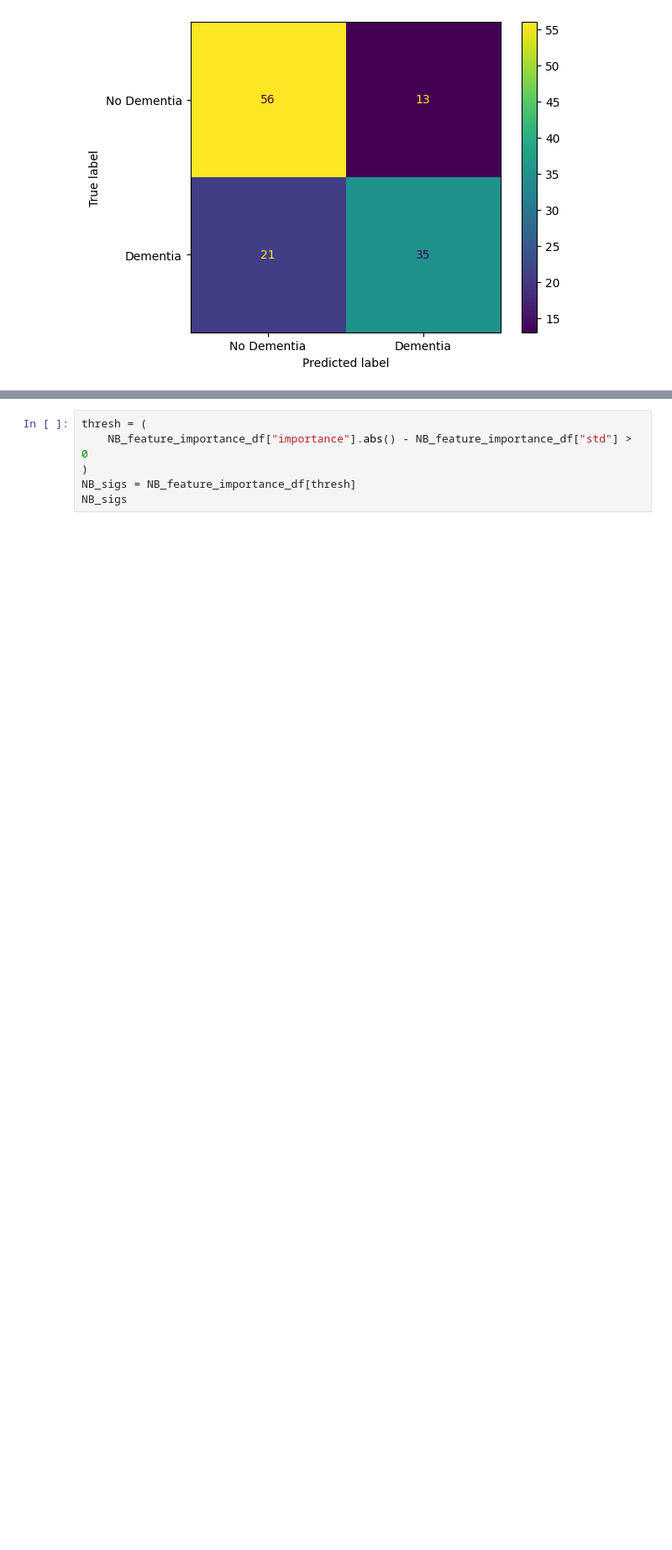
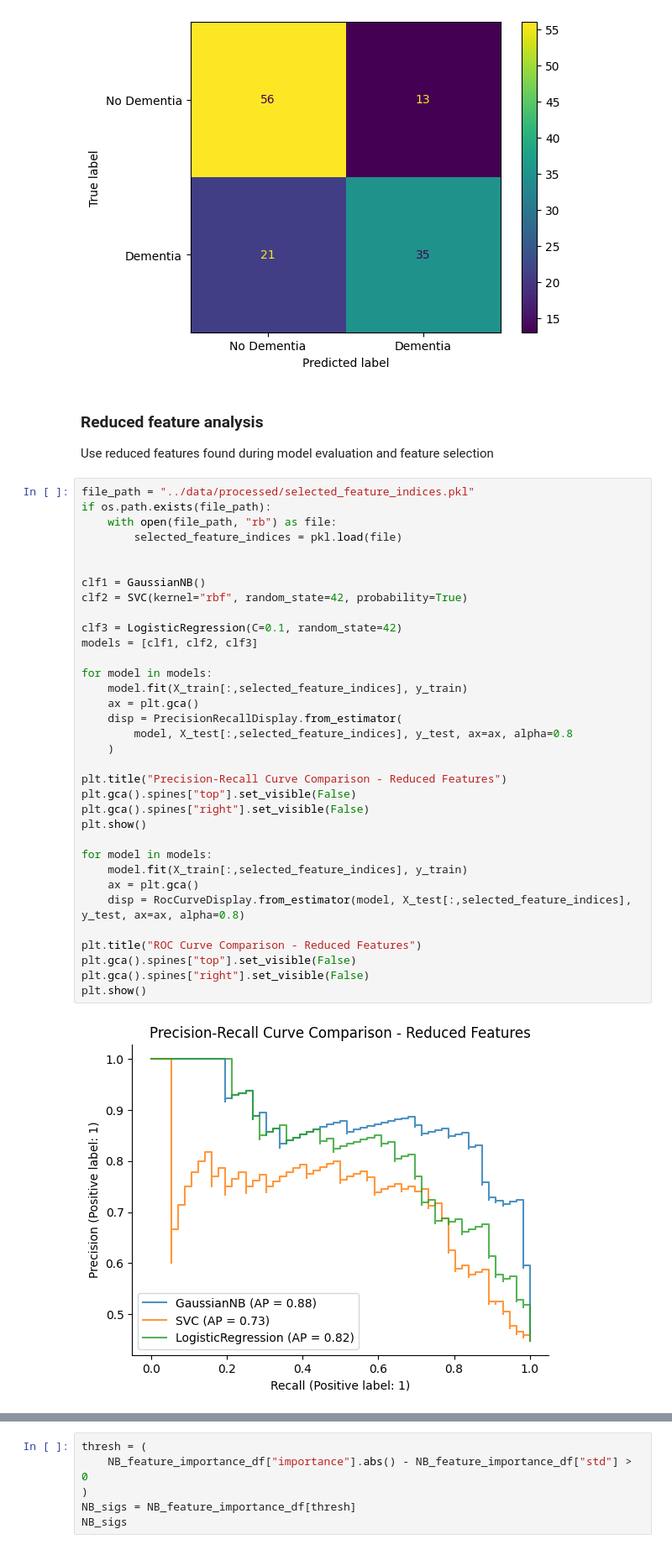
Before and after one commit to clmangham/aging_dementia_tbi, a Jupyter notebook: notebooks/gene_ML_2.ipynb, the cells around one changed output, grey strips where cells are left out. Shown at 84% size. Saved outputs shown, nothing was run; the diff lists cells and outputs as text; blank space fills up the shorter version.

```diff
--- a/notebooks/gene_ML_2.ipynb
+++ b/notebooks/gene_ML_2.ipynb
@@ -477,3 +477,43 @@ disp.plot()
 plt.show()
 # %% [output]
 [figure]
+# %% [markdown]
+### Reduced feature analysis
+
+Use reduced features found during model evaluation and feature selection
+# %%
+file_path = "../data/processed/selected_feature_indices.pkl"
+if os.path.exists(file_path):
+    with open(file_path, "rb") as file:
+        selected_feature_indices = pkl.load(file)
+
+
+clf1 = GaussianNB()
+clf2 = SVC(kernel="rbf", random_state=42, probability=True)
+
+clf3 = LogisticRegression(C=0.1, random_state=42)
+models = [clf1, clf2, clf3]
+
+for model in models:
+    model.fit(X_train[:,selected_feature_indices], y_train)
+    ax = plt.gca()
+    disp = PrecisionRecallDisplay.from_estimator(
+        model, X_test[:,selected_feature_indices], y_test, ax=ax, alpha=0.8
+    )
+
+plt.title("Precision-Recall Curve Comparison - Reduced Features")
+plt.gca().spines["top"].set_visible(False)
+plt.gca().spines["right"].set_visible(False)
+plt.show()
+
+for model in models:
+    model.fit(X_train[:,selected_feature_indices], y_train)
+    ax = plt.gca()
+    disp = RocCurveDisplay.from_estimator(model, X_test[:,selected_feature_indices], y_test, ax=ax, alpha=0.8)
+
+plt.title("ROC Curve Comparison - Reduced Features")
+plt.gca().spines["top"].set_visible(False)
+plt.gca().spines["right"].set_visible(False)
+plt.show()
+# %% [output]
+[figure, added]
```
Also changed, not shown: parts of 1 cell of this notebook, 2 other files.
